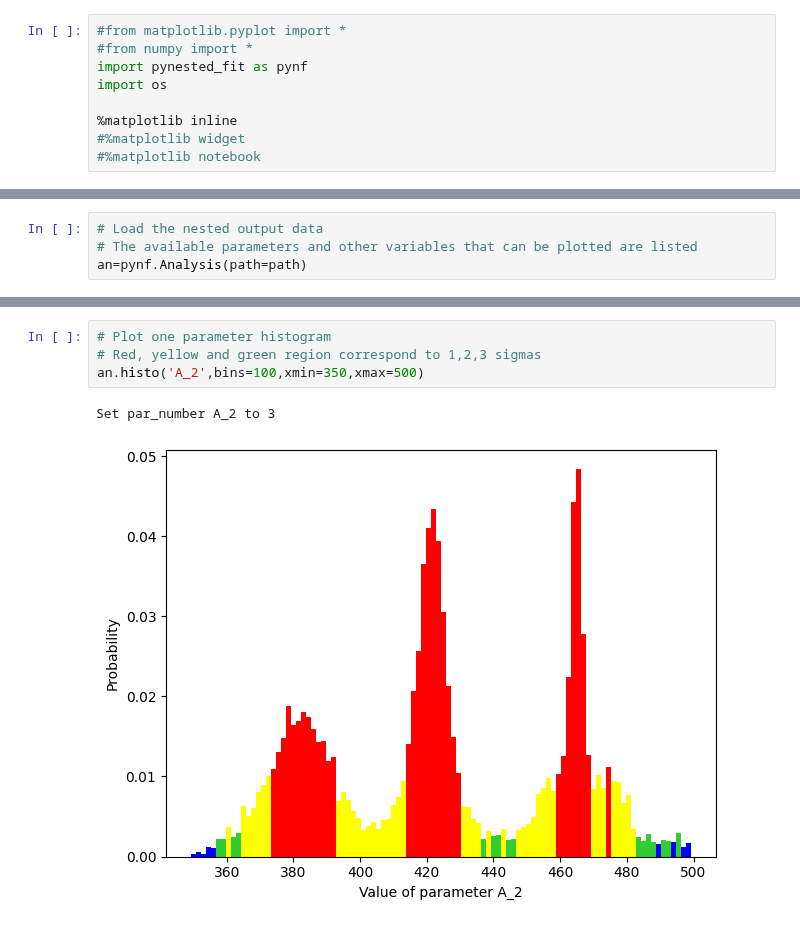
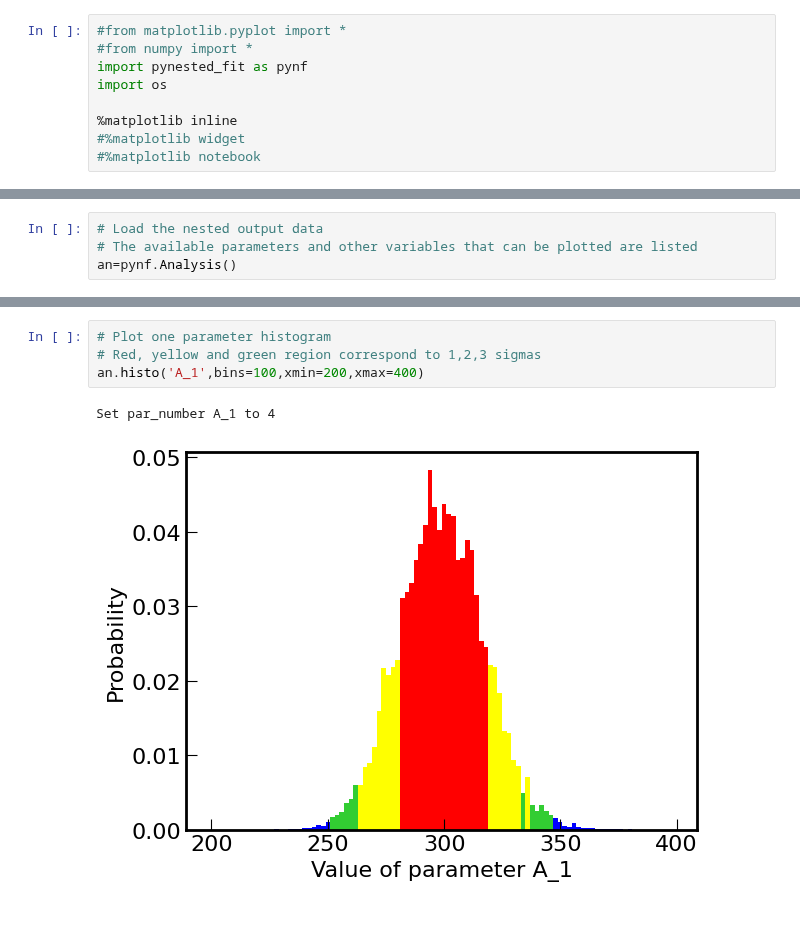
Before and after one commit to martinit18/nested_fit, a Jupyter notebook: examples/jupyter_notebooks/simple_analysis_visu.ipynb, the cells around one changed output, grey strips where cells are left out. Saved outputs shown, nothing was run; the diff lists cells and outputs as text.

```diff
--- a/examples/jupyter_notebooks/simple_analysis_visu.ipynb
+++ b/examples/jupyter_notebooks/simple_analysis_visu.ipynb
@@ -71,5 +67,5 @@ os.chdir('..')
 # %%
 # Load the nested output data
 # The available parameters and other variables that can be plotted are listed
-an=pynf.Analysis(path=path)
+an=pynf.Analysis()
 # %% [output]
@@ -104,9 +100,9 @@ Set par_number A_2 to 3
 # %%
 # Plot one parameter histogram
 # Red, yellow and green region correspond to 1,2,3 sigmas
-an.histo('A_2',bins=100,xmin=350,xmax=500)
+an.histo('A_1',bins=100,xmin=200,xmax=400)
 # %% [output]
-Set par_number A_2 to 3
+Set par_number A_1 to 4
-[figure, old version]
+[figure, new version]
 # %%
 # Plot one parameter interpolated histogram using getdist
```
Also changed, not shown: parts of 17 cells of this notebook, 1 other file.
